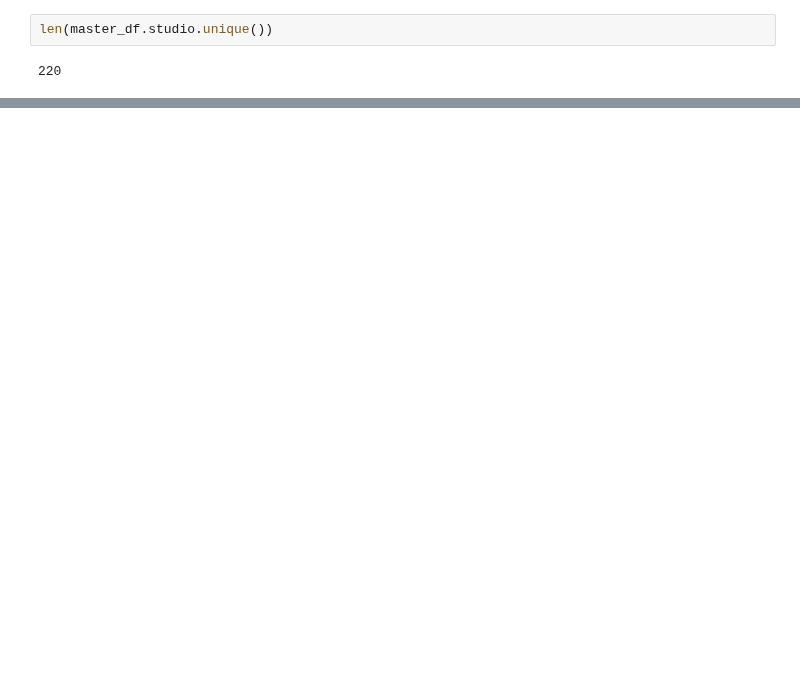
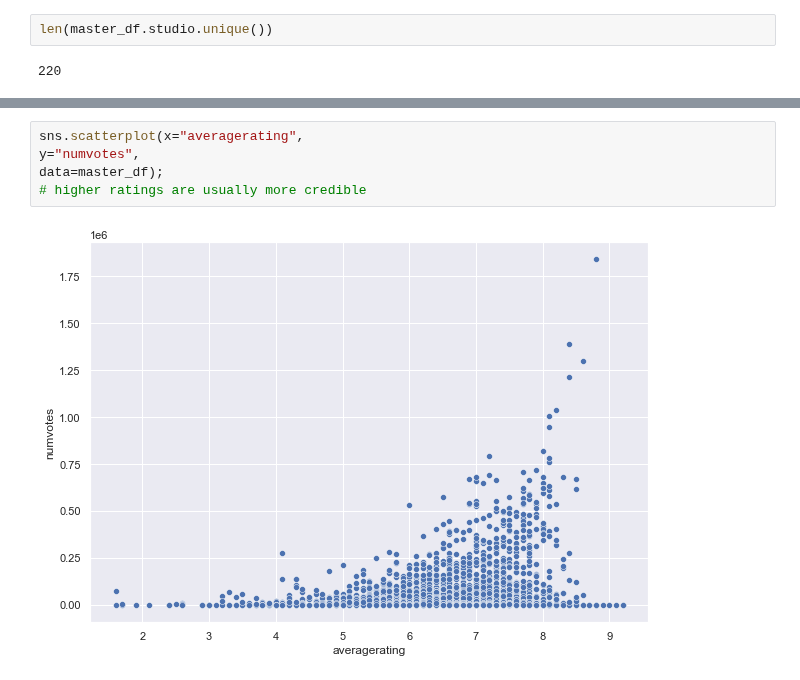
Before and after one commit to jacrivera/AI-Academy-Semester-1-Capstone-Group-5, a Jupyter notebook: student.ipynb, the cells around one changed output, grey strips where cells are left out. Cells and saved outputs as stored; diff of their text form; blank space fills up the shorter version.

```diff
--- a/student.ipynb
+++ b/student.ipynb
@@ -338,0 +406,7 @@ master_df.describe()
+# %%
+sns.scatterplot(x="averagerating",
+y="numvotes",
+data=master_df);
+# higher ratings are usually more credible
+# %% [output]
+[figure, added]
```
Also changed, not shown: parts of 16 cells of this notebook.
